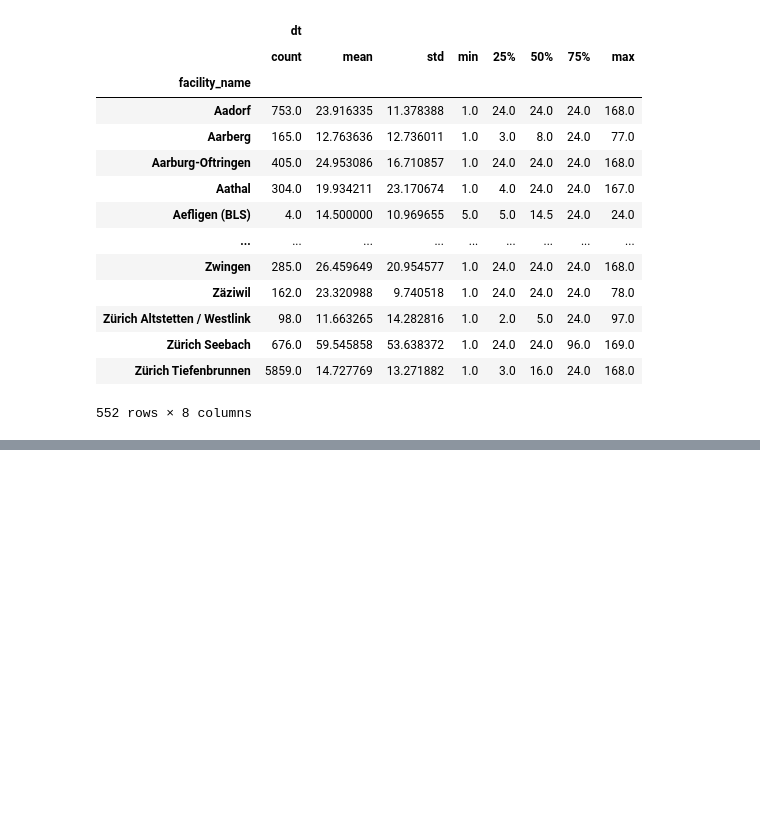
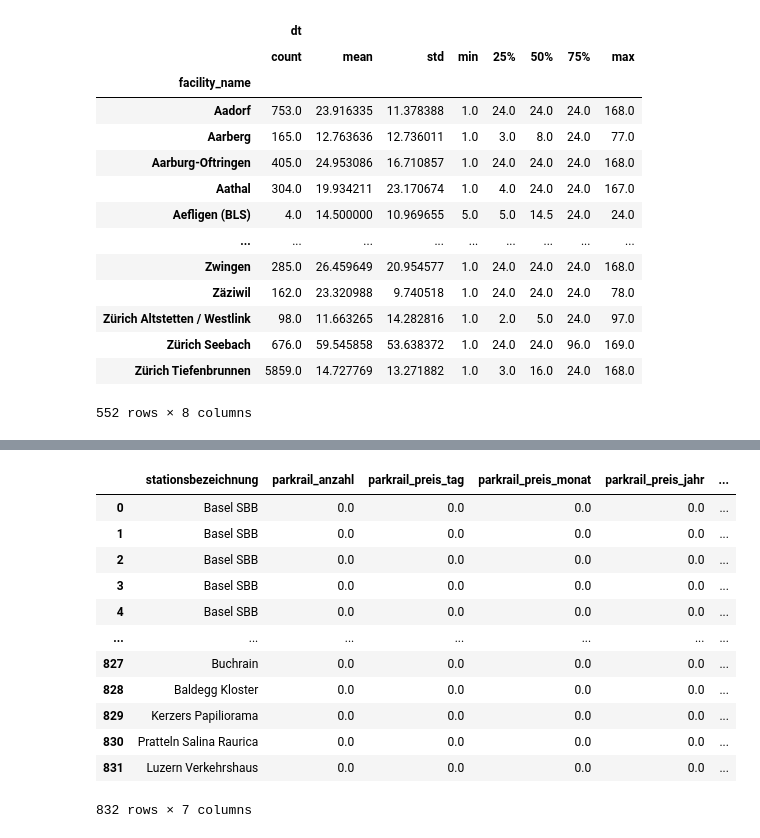
Before and after one commit to mrali92/start_hack_sbb, a Jupyter notebook: data_analysis.ipynb, the cells around one changed output, grey strips where cells are left out. Drawn from its saved outputs; the diff is of its cells as text; code cells hidden in the pictures; blank space fills up the shorter version.

```diff
--- a/data_analysis.ipynb
+++ b/data_analysis.ipynb
@@ -130,0 +223,25 @@ grouped_fname.describe()
+# %%
+## include parkrail pricing
+df_mobility = pd.read_csv(DATA_MOBILITY ,sep=';' ,error_bad_lines=False).fillna(0)
+df_park_info = pd.DataFrame({"stationsbezeichnung" : df_mobility["stationsbezeichnung"],
+                                "parkrail_anzahl" : df_mobility["parkrail_anzahl"],
+                                "parkrail_preis_tag": df_mobility["parkrail_preis_tag"],
+                                "parkrail_preis_monat": df_mobility["parkrail_preis_monat"],
+                                "parkrail_preis_jahr": df_mobility["parkrail_preis_jahr"],
+                                "parkrail_pflichtig_zeit1": df_mobility["parkrail_pflichtig_zeit1"],
+                                "Name Haltestelle": df_mobility["Name Haltestelle"]})
+df_park_info
+# %% [output]
+|  | stationsbezeichnung | parkrail_anzahl | parkrail_preis_tag | parkrail_preis_monat | parkrail_preis_jahr | ... |
+| 0 | Basel SBB | 0.0 | 0.0 | 0.0 | 0.0 | ... |
+| 1 | Basel SBB | 0.0 | 0.0 | 0.0 | 0.0 | ... |
+| 2 | Basel SBB | 0.0 | 0.0 | 0.0 | 0.0 | ... |
+| 3 | Basel SBB | 0.0 | 0.0 | 0.0 | 0.0 | ... |
+| 4 | Basel SBB | 0.0 | 0.0 | 0.0 | 0.0 | ... |
+| ... | ... | ... | ... | ... | ... | ... |
+| 827 | Buchrain | 0.0 | 0.0 | 0.0 | 0.0 | ... |
+| 828 | Baldegg Kloster | 0.0 | 0.0 | 0.0 | 0.0 | ... |
+| 829 | Kerzers Papiliorama | 0.0 | 0.0 | 0.0 | 0.0 | ... |
+| 830 | Pratteln Salina Raurica | 0.0 | 0.0 | 0.0 | 0.0 | ... |
+| 831 | Luzern Verkehrshaus | 0.0 | 0.0 | 0.0 | 0.0 | ... |
+832 rows × 7 columns
```
Also changed, not shown: parts of 17 cells of this notebook, 17 other files.
